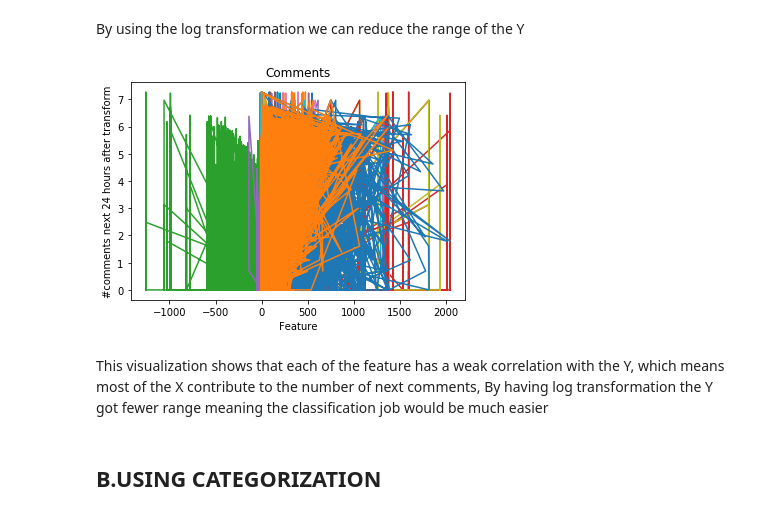
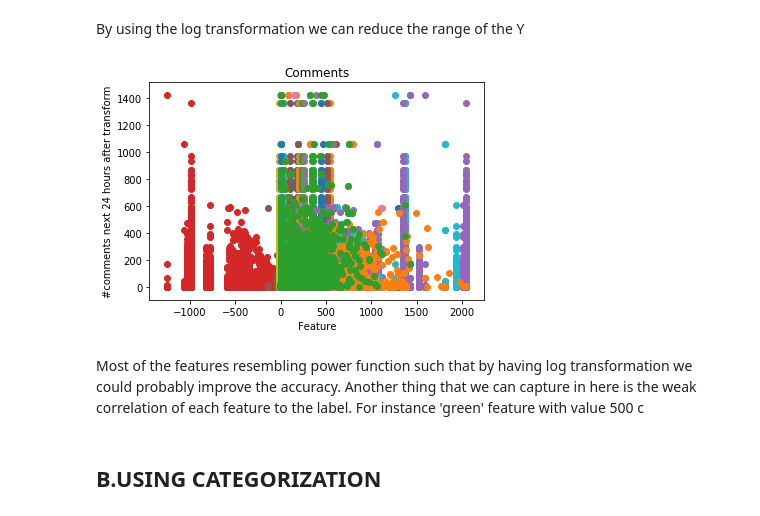
Before and after one commit to edwardsujono/blog_feed_analytic, a Jupyter notebook: Analysis.ipynb, the cells around one changed output. Cells and saved outputs as stored; diff of their text form; code cells hidden in the pictures.

```diff
--- a/Analysis.ipynb
+++ b/Analysis.ipynb
@@ -289,26 +290,29 @@ plt.show()
  By using the log transformation we can reduce the range of the Y
 # %%
 # transformer = FunctionTransformer(lambda x: np.log1p(x))
-list_y_point = np.log1p(df[280])
+list_y_point = []
 # list_y_point = df[280]
-list_x_point = df[range(52)]
+list_x_point = []
 
+for i in range(52):
+    list_x_point.append(df[i])
+    list_y_point.append(df[280])
+
+labels = range(52)
 
 x_label = "Feature"
 y_label = "#comments next 24 hours after transform"
 title = "Comments"
-
-plt.figure()
-# plt.scatter(list_x_point,list_y_point)
-plt.plot(list_x_point, list_y_point)
+for x,y,lab in zip(list_x_point,list_y_point,labels):
+    plt.scatter(x,y,label=lab)
 plt.xlabel(x_label)
 plt.ylabel(y_label)
 plt.title(title)
 plt.show()
 # %% [output]
-[figure, old version]
+[figure, new version]
-# %% [markdown]
-This visualization shows that each of the feature has a weak correlation with the Y, which means most of the X contribute to the number of next comments, By having log transformation the Y got fewer range meaning the classification job would be much easier
+# %% [markdown]
+Most of the features resembling power function such that by having log transformation we could probably improve the accuracy. Another thing that we can capture in here is the weak correlation of each feature to the label. For instance 'green' feature with value 500 c
 # %% [markdown]
 ## B.USING CATEGORIZATION
 # %% [markdown]
```
Also changed, not shown: parts of 11 cells of this notebook.
